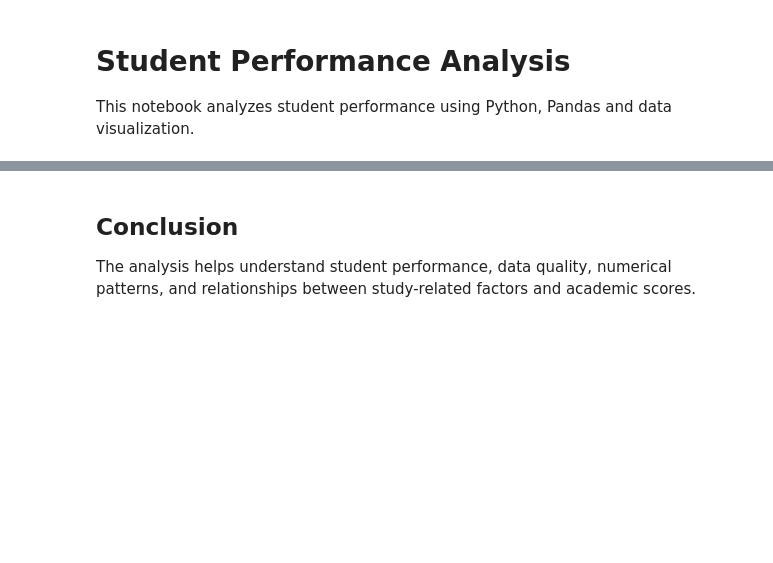
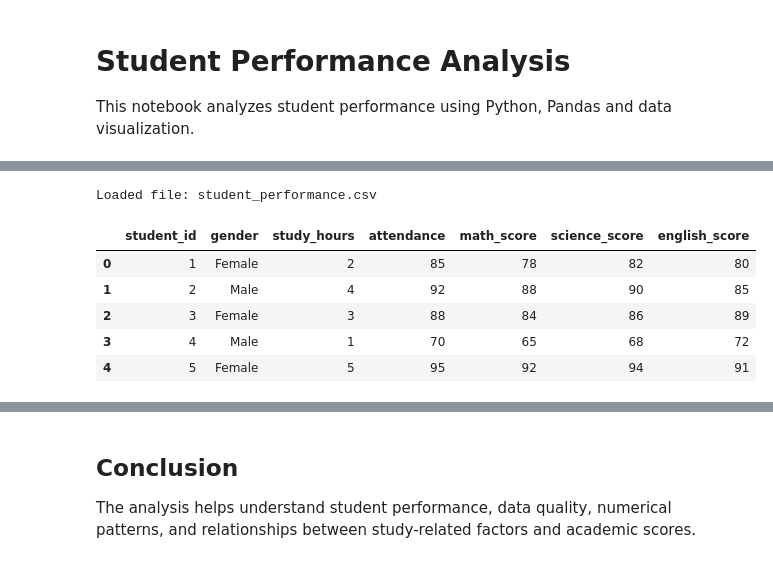
Before and after one commit to truptiverse/student-performance-analysis, a Jupyter notebook: student_analysis.ipynb, the cells around one changed output, grey strips where cells are left out. Saved outputs shown, nothing was run; the diff lists cells and outputs as text; code cells hidden in the pictures; blank space fills up the shorter version.

```diff
--- a/student_analysis.ipynb
+++ b/student_analysis.ipynb
@@ -11,16 +17,24 @@ print('Libraries imported successfully')
 # %%
 # Load the CSV file from the data folder
-data_folder = '../data'
+data_folder = 'data'
 csv_files = [f for f in os.listdir(data_folder) if f.lower().endswith('.csv')]
 
 if not csv_files:
     raise FileNotFoundError('No CSV file found in the data folder.')
 
 file_path = os.path.join(data_folder, csv_files[0])
 df = pd.read_csv(file_path)
 
 print('Loaded file:', csv_files[0])
 df.head()
+# %% [output]
+Loaded file: student_performance.csv
+|  | student_id | gender | study_hours | attendance | math_score | science_score | english_score |
+| 0 | 1 | Female | 2 | 85 | 78 | 82 | 80 |
+| 1 | 2 | Male | 4 | 92 | 88 | 90 | 85 |
+| 2 | 3 | Female | 3 | 88 | 84 | 86 | 89 |
+| 3 | 4 | Male | 1 | 70 | 65 | 68 | 72 |
+| 4 | 5 | Female | 5 | 95 | 92 | 94 | 91 |
 # %%
 # Basic information
 print('Shape:', df.shape)
```
Also changed, not shown: parts of 8 cells of this notebook.
